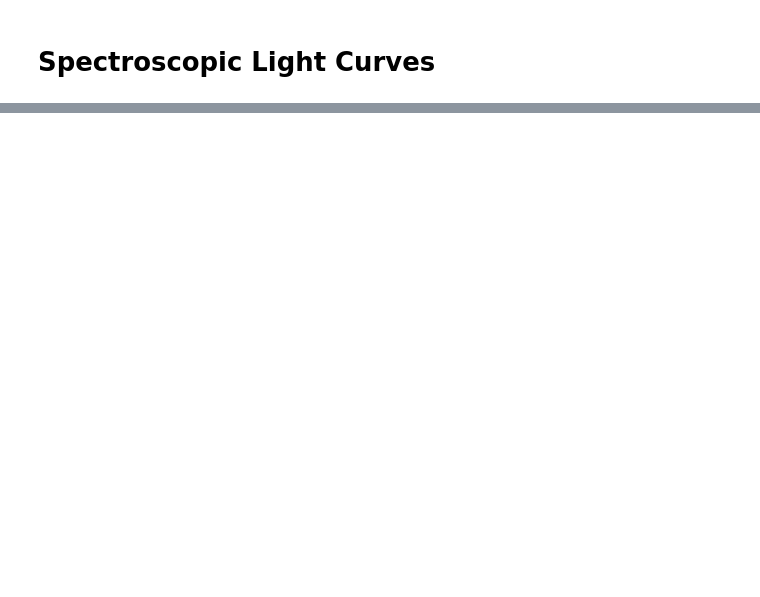
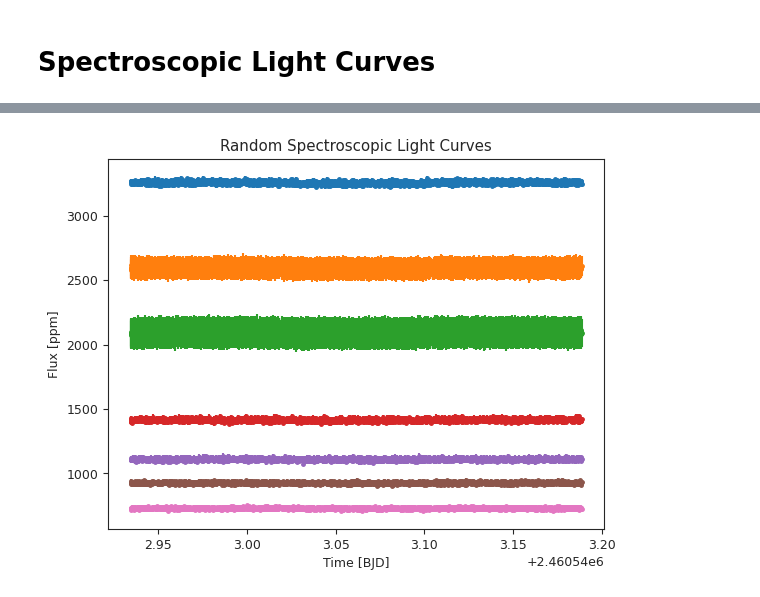
Before and after one commit to m23lau/subneptune, a Jupyter notebook: lc_fit_notebook.ipynb, the cells around one changed output, grey strips where cells are left out. Saved outputs shown, nothing was run; the diff lists cells and outputs as text; code cells hidden in the pictures; blank space fills up the shorter version.

```diff
--- a/lc_fit_notebook.ipynb
+++ b/lc_fit_notebook.ipynb
@@ -267,3 +273,35 @@ plt.show()
+# %%
+# Bin every 10 wavelengths and spectroscopic light curves
+bin_slc, bin_slc_err = [] ,[]
+
+for i in range(len(slc)):
+    j, k, l = juliet.bin_data(wl, slc[i], 10)   # These are xbin, ybin, ybinerr for each column in slc
+    bin_slc.append(k)
+    bin_slc_err.append(l)
+bin_wl = j
+
+# bin_wl is simply a list of all the binned wavelengths
+# bin_slc and bin_slc_err are the same as slc and slc_err but now instead of mxn, they are mx(n/10) lists, again, where each column is a light curve
+
+# # Plot binned stellar spectrum (for the last timestamp)
+# plt.errorbar(j, k, yerr = l, fmt = '.')
+# plt.title(star+' Binned Stellar Spectrum, NRS1')
+# plt.xlabel('Wavelength [$\mu$m]')
+# plt.ylabel('Flux [ppm]')
+# plt.show()
+
+# Plot random spectroscopic light curves, first turning lists into numpy arrays
+bin_slc, bin_slc_err = np.array(bin_slc), np.array(bin_slc_err)
+
+for i in range(0, len(bin_slc[0]), 30):
+    plt.errorbar(t, bin_slc[:, i], yerr = bin_slc_err[:, i], fmt = '.')
+
+plt.title('Random Spectroscopic Light Curves')
+plt.xlabel('Time [BJD]')
+plt.ylabel('Flux [ppm]')
+plt.show()
+# %% [output]
+[figure, added]
 # %%
 # Store all spectroscopic light curves in a dict, where each key is a wavelength whose value is another dict. In the nested dict, keys will be flux and flux error
 # --> spec_lcs = {wavelength 1: {flux: [...], err: [...]}, wavelength 2: {flux: [...], err: [...]}, ..., wavelength n: {flux: [...], err: [...]}}
```
Also changed, not shown: parts of 12 cells of this notebook.
